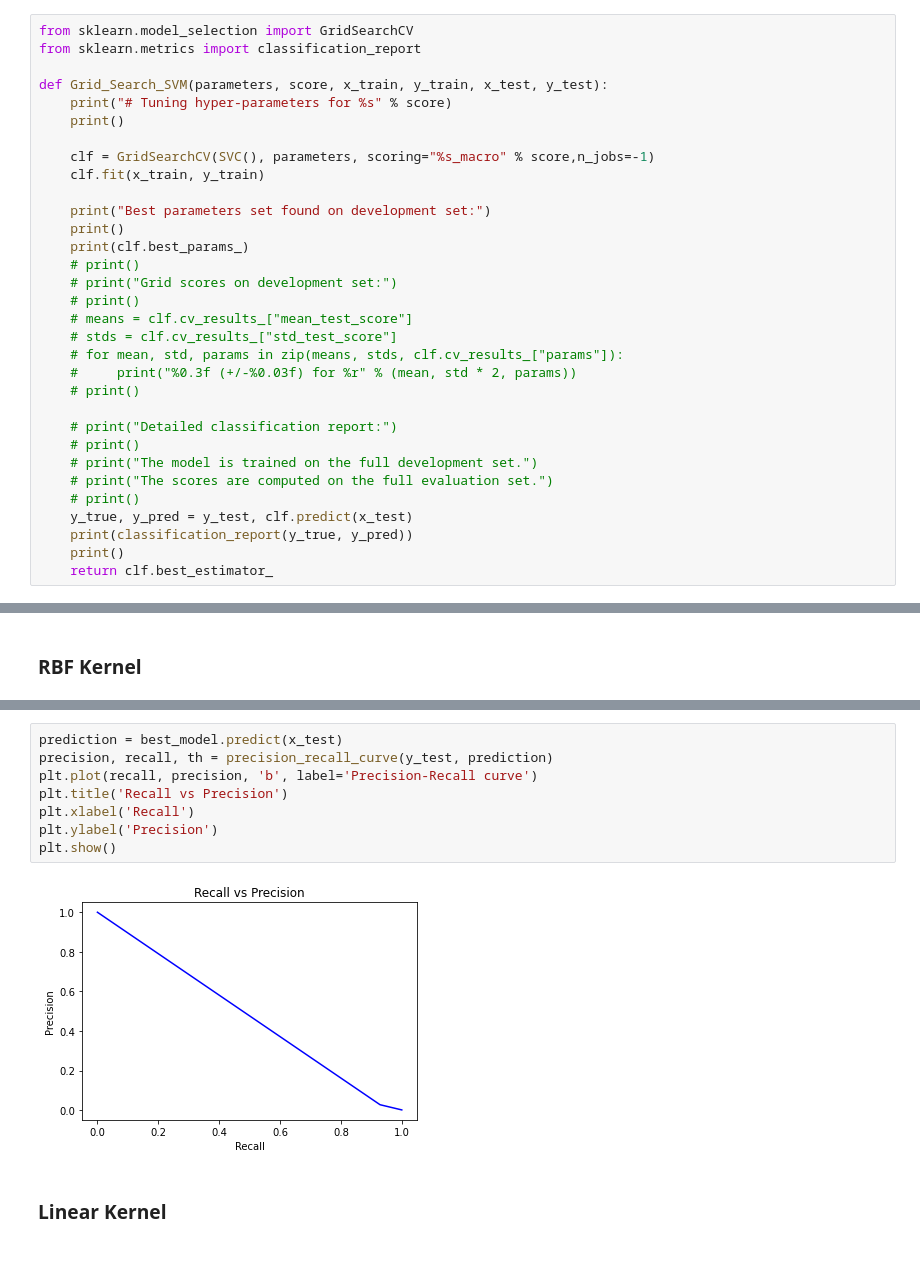
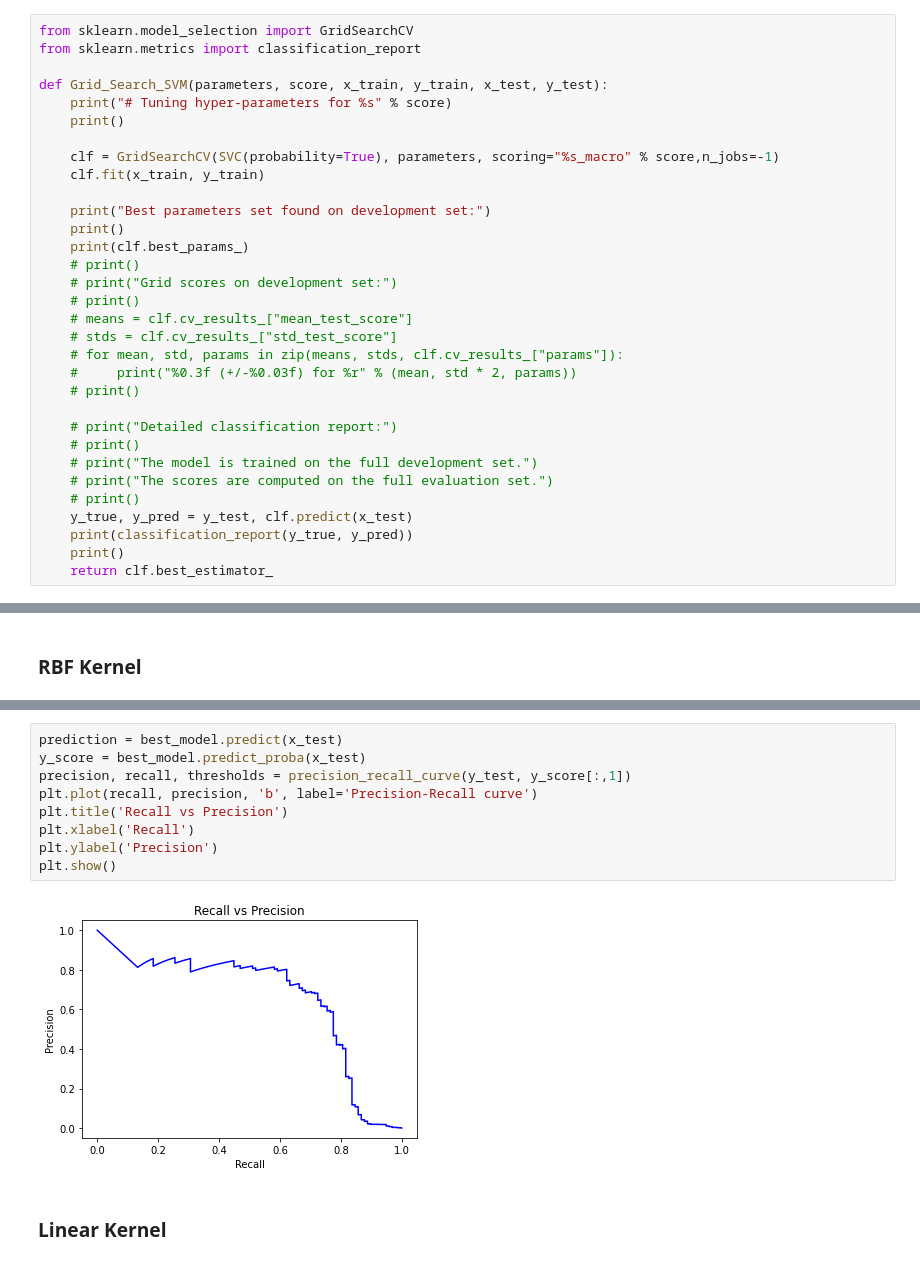
Before and after one commit to meuliano/ML_Credit_Card_Fraud_Detection, a Jupyter notebook: SVM.ipynb, the cells around one changed output, grey strips where cells are left out. Drawn from its saved outputs; the diff is of its cells as text.

Commit message:
fixed ROC curves

```diff
--- a/SVM.ipynb
+++ b/SVM.ipynb
@@ -183,7 +183,7 @@ def Grid_Search_SVM(parameters, score, x_train, y_train, x_test, y_test):
     print("# Tuning hyper-parameters for %s" % score)
     print()
 
-    clf = GridSearchCV(SVC(), parameters, scoring="%s_macro" % score,n_jobs=-1)
+    clf = GridSearchCV(SVC(probability=True), parameters, scoring="%s_macro" % score,n_jobs=-1)
     clf.fit(x_train, y_train)
 
     print("Best parameters set found on development set:")
@@ -280,13 +280,14 @@ Base SVM Confusion Matrix tested on Test Set
 # %%
 prediction = best_model.predict(x_test)
-precision, recall, th = precision_recall_curve(y_test, prediction)
+y_score = best_model.predict_proba(x_test)
+precision, recall, thresholds = precision_recall_curve(y_test, y_score[:,1])
 plt.plot(recall, precision, 'b', label='Precision-Recall curve')
 plt.title('Recall vs Precision')
 plt.xlabel('Recall')
 plt.ylabel('Precision')
 plt.show()
 # %% [output]
-[figure, old version]
+[figure, new version]
 # %% [markdown]
 ### Linear Kernel
 # %%
```
Also changed, not shown: parts of 9 cells of this notebook.
